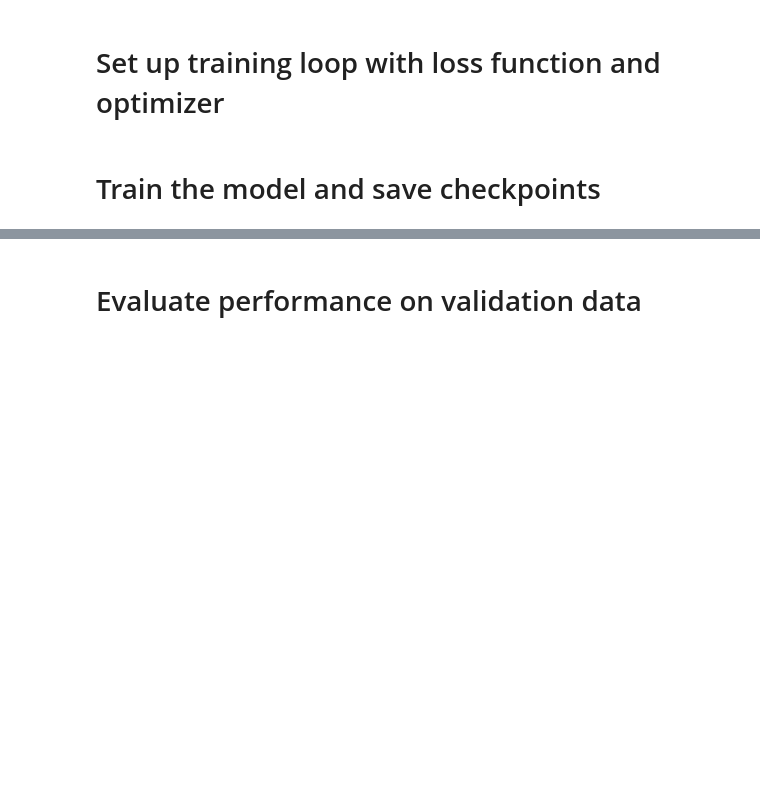
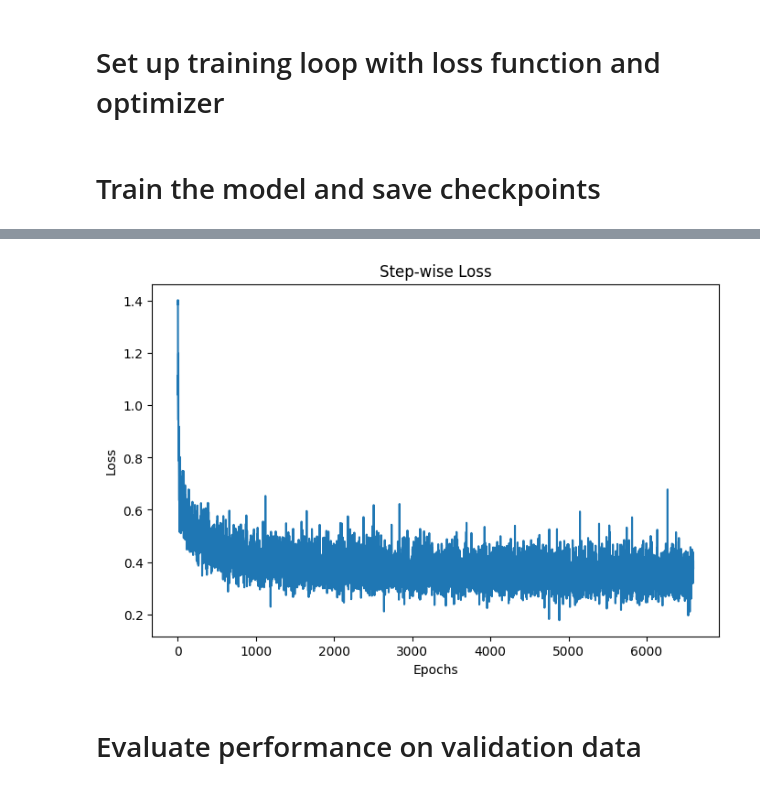
Before and after one commit to NathanAnto/RallyRobotPilot_2025, a Jupyter notebook: scripts/train_neural_network.ipynb, the cells around one changed output, grey strips where cells are left out. Drawn from its saved outputs; the diff is of its cells as text; code cells hidden in the pictures; blank space fills up the shorter version.

Commit message:
First working model (too fast)

```diff
--- a/scripts/train_neural_network.ipynb
+++ b/scripts/train_neural_network.ipynb
@@ -20,10 +20,15 @@ Using cpu device
 # %% [markdown]
 # Load and preprocess your collected data
 # %%
+from statistics import mean
+
 snapshots = []
 
-with lzma.open("../record_0.npz", "rb") as file:
-    snapshots = pickle.load(file)
-
-snapshots[0:5]
+for i in range(11):
+    with lzma.open(f"../record_{i}.npz", "rb") as file:
+        data = pickle.load(file)
+        avg_speed = mean([d.car_speed for d in data])
+        print(f"record_{i} average speed: {avg_speed}")
+        # if avg_speed < 38:
+        snapshots = snapshots + data
 # %% [output]
@@ -67,8 +76,2 @@ NeuralNetwork(
   )
 )
-# %%
-features = torch.rand(4, 16, device=device)
-logits = model(features)
-pred_probab = nn.Softmax(dim=1)(logits)
-y_pred = pred_probab.argmax(1)
-print(f"Predicted class: {y_pred}")
@@ -128,2 +145,15 @@ ValueError: Using a target size (torch.Size([32, 4, 1])) that is different to th
+# %%
+import matplotlib.pyplot as plt
+
+step = range(len(loss_values))
+
+fig, ax = plt.subplots(figsize=(8,5))
+plt.plot(step, np.array(loss_values))
+plt.title("Step-wise Loss")
+plt.xlabel("Epochs")
+plt.ylabel("Loss")
+plt.show()
+# %% [output]
+[figure, added]
 # %% [markdown]
 # Evaluate performance on validation data
```
Also changed, not shown: parts of 7 cells of this notebook, 5 other files.
